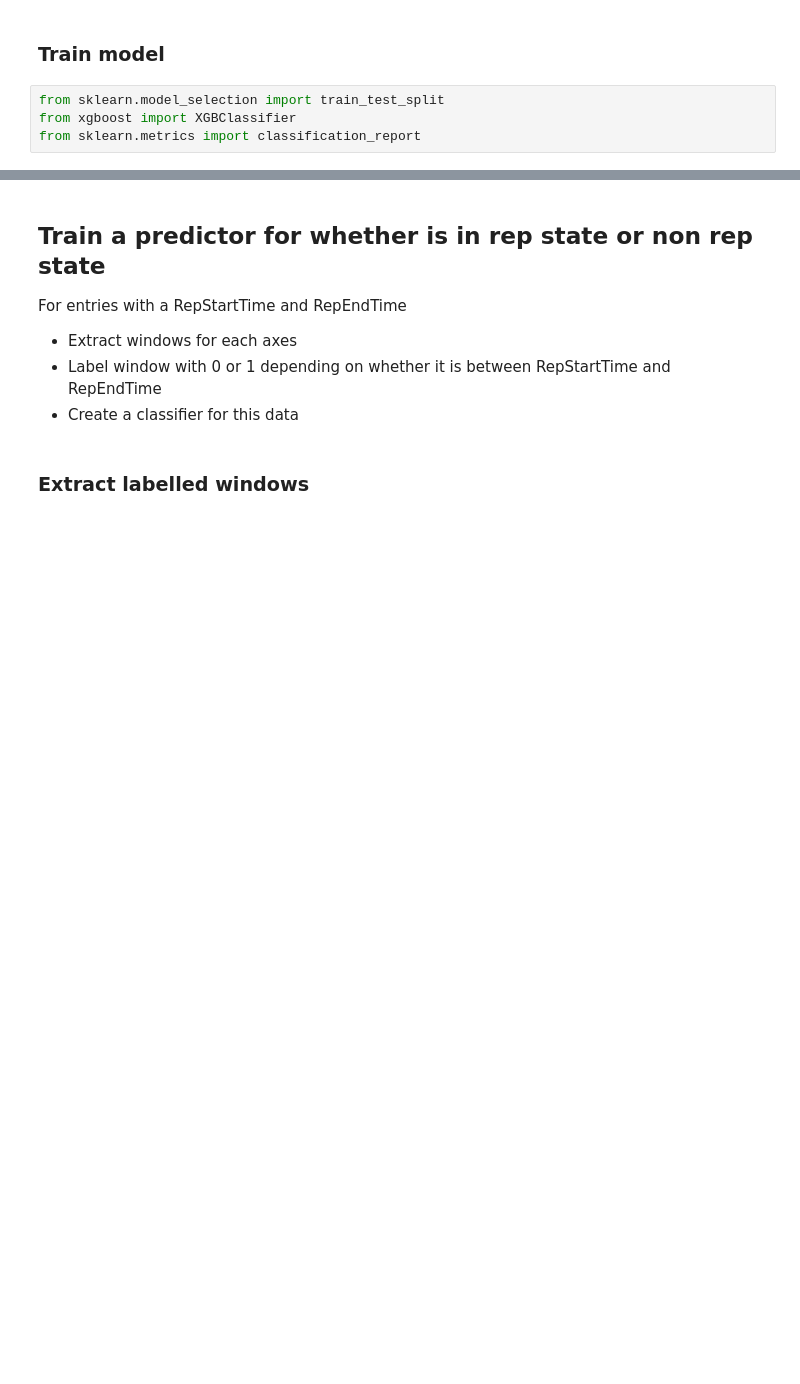
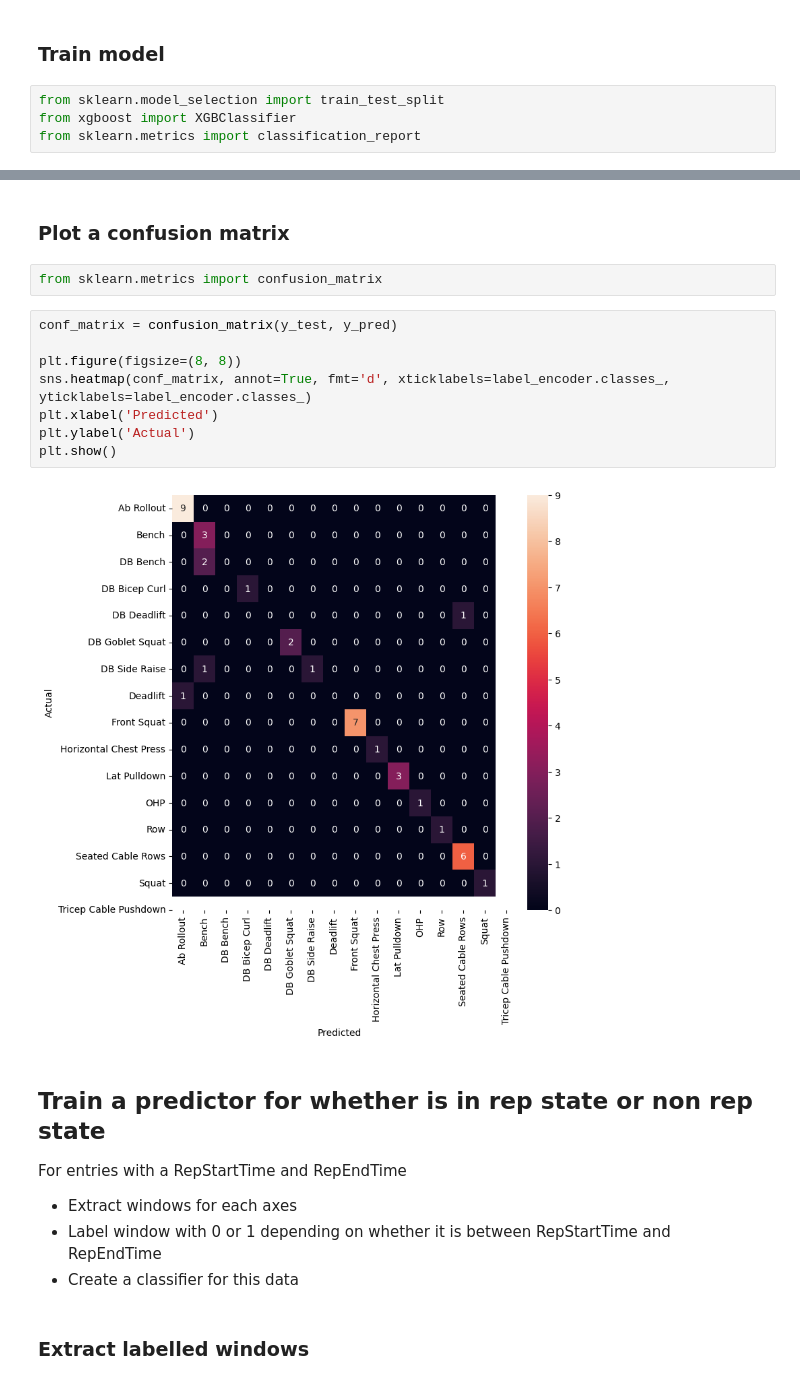
Before and after one commit to KeenanMcConkey/BarPathModel, a Jupyter notebook: BarPathModel.ipynb, the cells around one changed output, grey strips where cells are left out. Cells and saved outputs as stored; diff of their text form; blank space fills up the shorter version.

Commit message:
Add matrix

```diff
--- a/BarPathModel.ipynb
+++ b/BarPathModel.ipynb
@@ -222,3 +222,17 @@ weighted avg       0.90      0.93      0.91        41
+# %% [markdown]
+### Plot a confusion matrix
+# %%
+from sklearn.metrics import confusion_matrix
+# %%
+conf_matrix = confusion_matrix(y_test, y_pred)
+
+plt.figure(figsize=(8, 8))
+sns.heatmap(conf_matrix, annot=True, fmt='d', xticklabels=label_encoder.classes_, yticklabels=label_encoder.classes_)
+plt.xlabel('Predicted')
+plt.ylabel('Actual')
+plt.show()
+# %% [output]
+[figure, added]
 # %% [markdown]
 ## Train a predictor for whether is in rep state or non rep state
 
```
Also changed, not shown: parts of 3 cells of this notebook, 1 other file.
